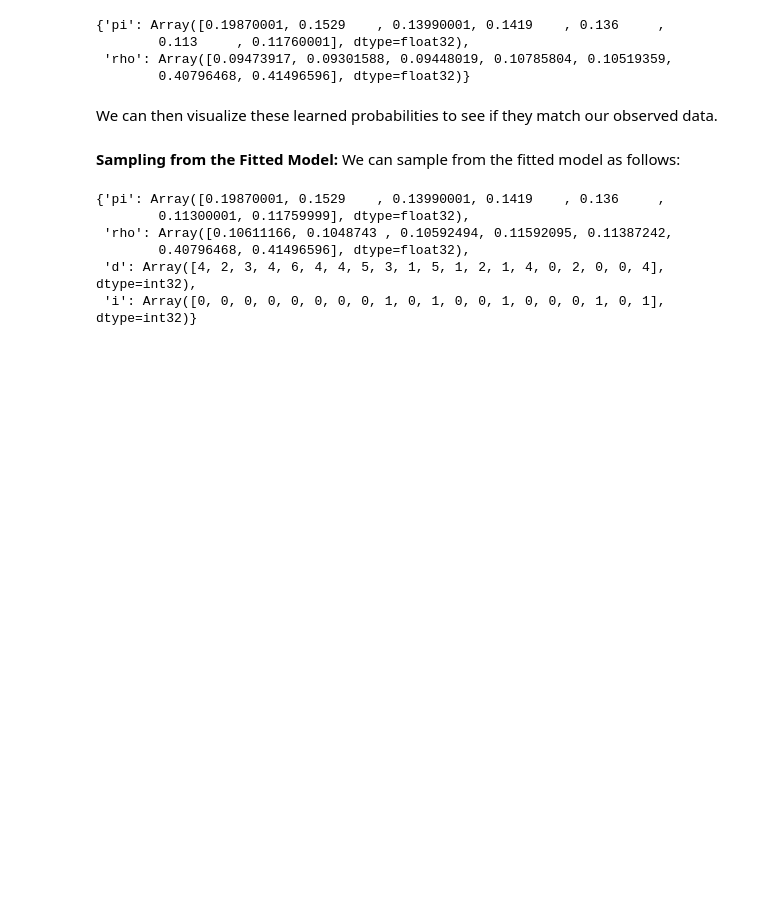
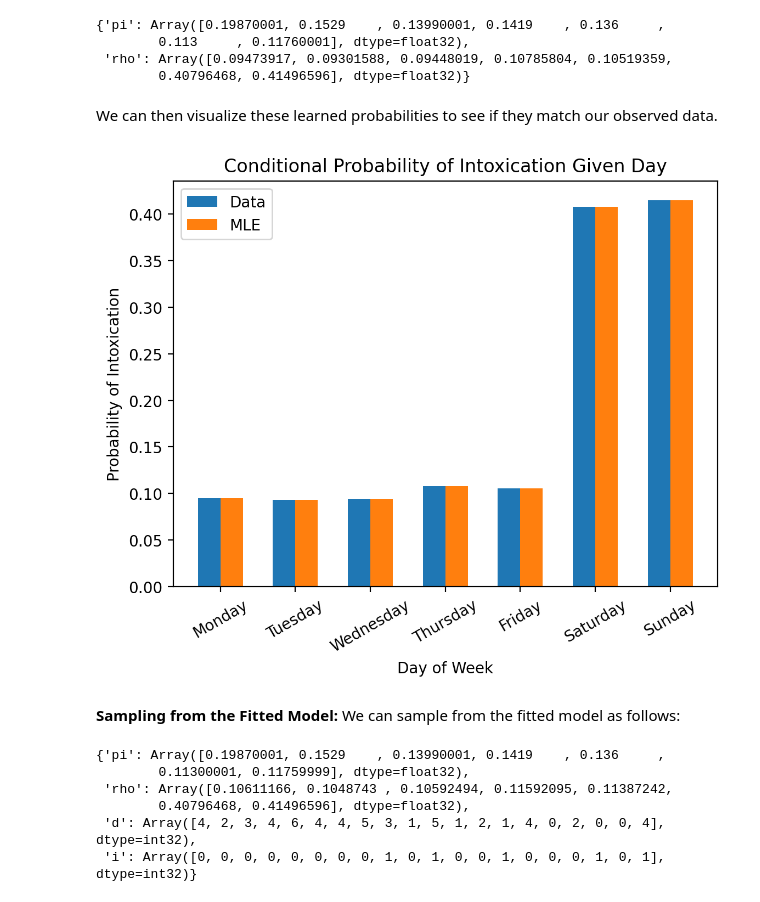
Before and after one commit to mogu-lab/probabilistic-foundations-of-ml, a Jupyter notebook: mle.ipynb, the cells around one changed output. Drawn from its saved outputs; the diff is of its cells as text; code cells hidden in the pictures; blank space fills up the shorter version.

```diff
--- a/mle.ipynb
+++ b/mle.ipynb
@@ -348,7 +328,38 @@ result.parameters_mle
 # %% [markdown]
 We can then visualize these learned probabilities to see if they match our observed data.
 # %%
-# TODO visualize the probabilities
+days_of_week = ['Monday', 'Tuesday', 'Wednesday', 'Thursday', 'Friday', 'Saturday', 'Sunday']
+
+probabilities_from_data = []
+
+# Iterate over the days of the week
+for day in days_of_week:
+    # Select all patients that came in on the specific day of the week
+    patients_on_day = data[(data['Day-of-Week'] == day)]
+
+    # Of the selected patients, further select patients with intoxication
+    patient_intoxicated_on_day = patients_on_day[patients_on_day['Condition'] == 'Intoxication']
+
+    # Compute the portion of patients with intoxication on this day
+    portion_intoxicated_on_day = float(len(patient_intoxicated_on_day)) / float(len(patients_on_day))
+
+    # Print the day and the percentage
+    probabilities_from_data.append(portion_intoxicated_on_day)
+
+# Plot!
+width = 0.3
+plt.bar(jnp.arange(7) - 0.5 * width, probabilities_from_data, width, label='Data')
+plt.bar(jnp.arange(7) + 0.5 * width, result.parameters_mle['rho'], width, label='MLE')
+
+# Add axis labels and titles
+plt.xticks(jnp.arange(7), days_of_week, rotation=30)
+plt.xlabel('Day of Week')
+plt.ylabel('Probability of Intoxication')
+plt.title('Conditional Probability of Intoxication Given Day')
+plt.legend()
+plt.show()
+# %% [output]
+[figure, added]
 # %% [markdown]
 **Sampling from the Fitted Model:** We can sample from the fitted model as follows:
 # %%
```
Also changed, not shown: parts of 1 cell of this notebook, 1 other file.
